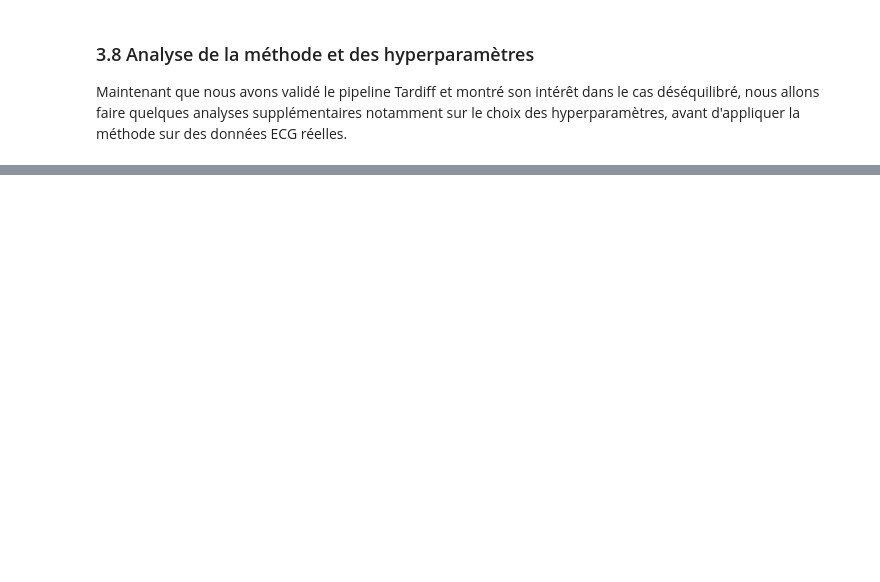
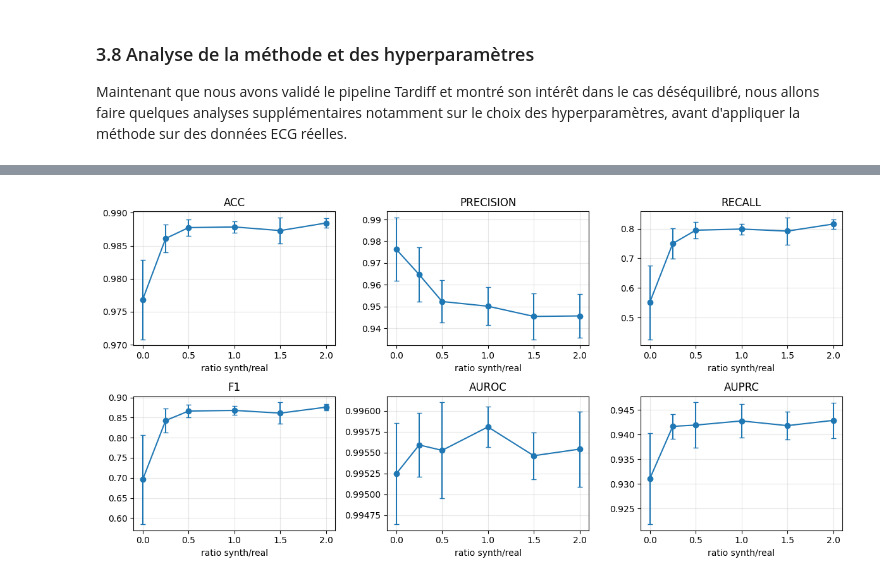
Before and after one commit to issagith/TarDiff, a Jupyter notebook: src/main.ipynb, the cells around one changed output, grey strips where cells are left out. Cells and saved outputs as stored; diff of their text form; code cells hidden in the pictures; blank space fills up the shorter version.

```diff
--- a/src/main.ipynb
+++ b/src/main.ipynb
@@ -1105,0 +1131,14 @@ faire la section 4 sur les données ECG réelles
+# %%
+fig, axes = plt.subplots(2, 3, figsize=(12, 6))
+axes = axes.flatten()
+for ax, metric in zip(axes, ["acc", "precision", "recall", "f1", "auroc", "auprc"]):
+    mean_vals = ratio_summary[(metric, "mean")].values
+    std_vals = ratio_summary[(metric, "std")].values
+    ax.errorbar(ratio_summary["ratio_syn/real"], mean_vals, yerr=std_vals, marker="o", capsize=3)
+    ax.set_title(metric.upper())
+    ax.set_xlabel("ratio synth/real")
+    ax.grid(alpha=0.3)
+plt.tight_layout()
+plt.show()
+# %% [output]
+[figure, added]
```
Also changed, not shown: parts of 58 cells of this notebook.
